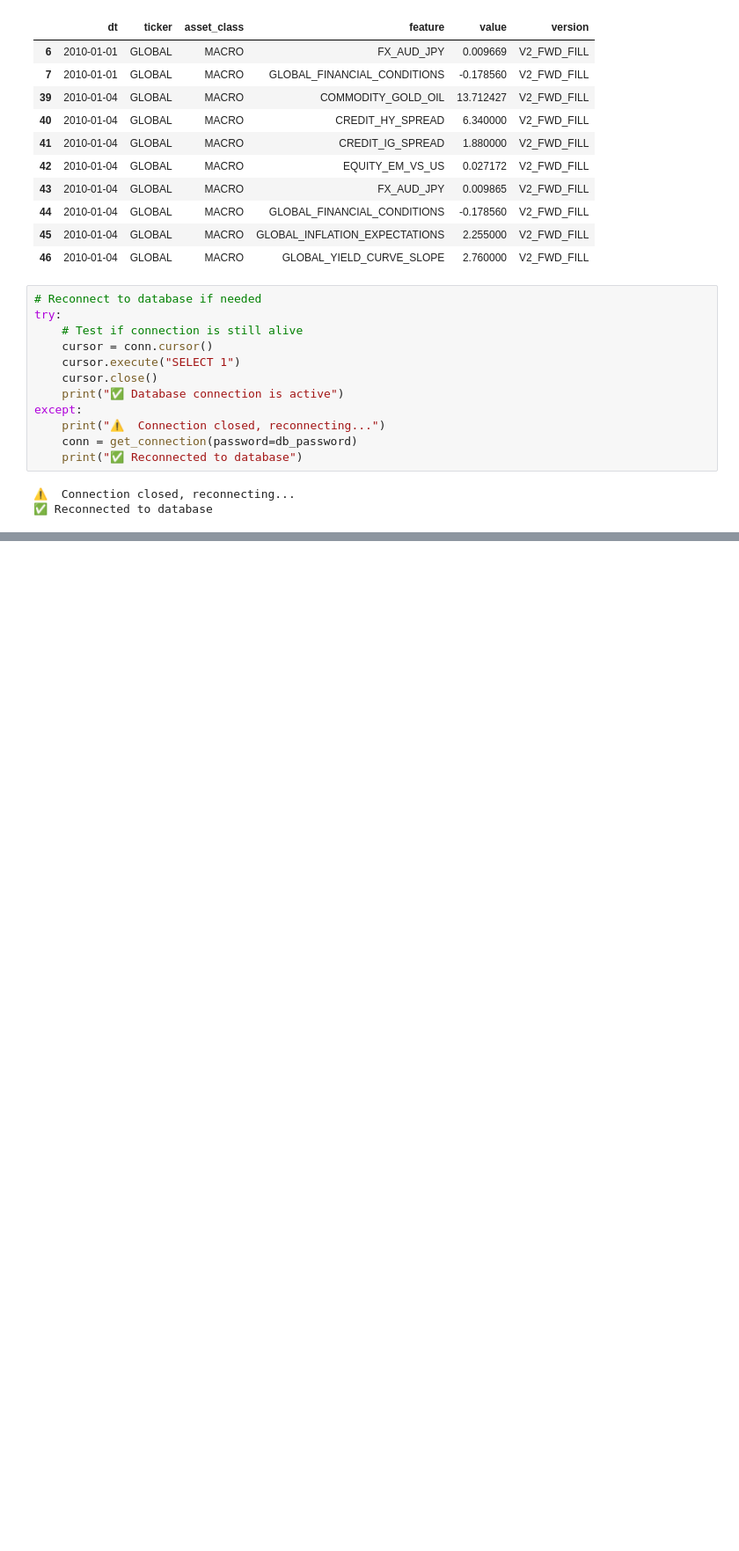
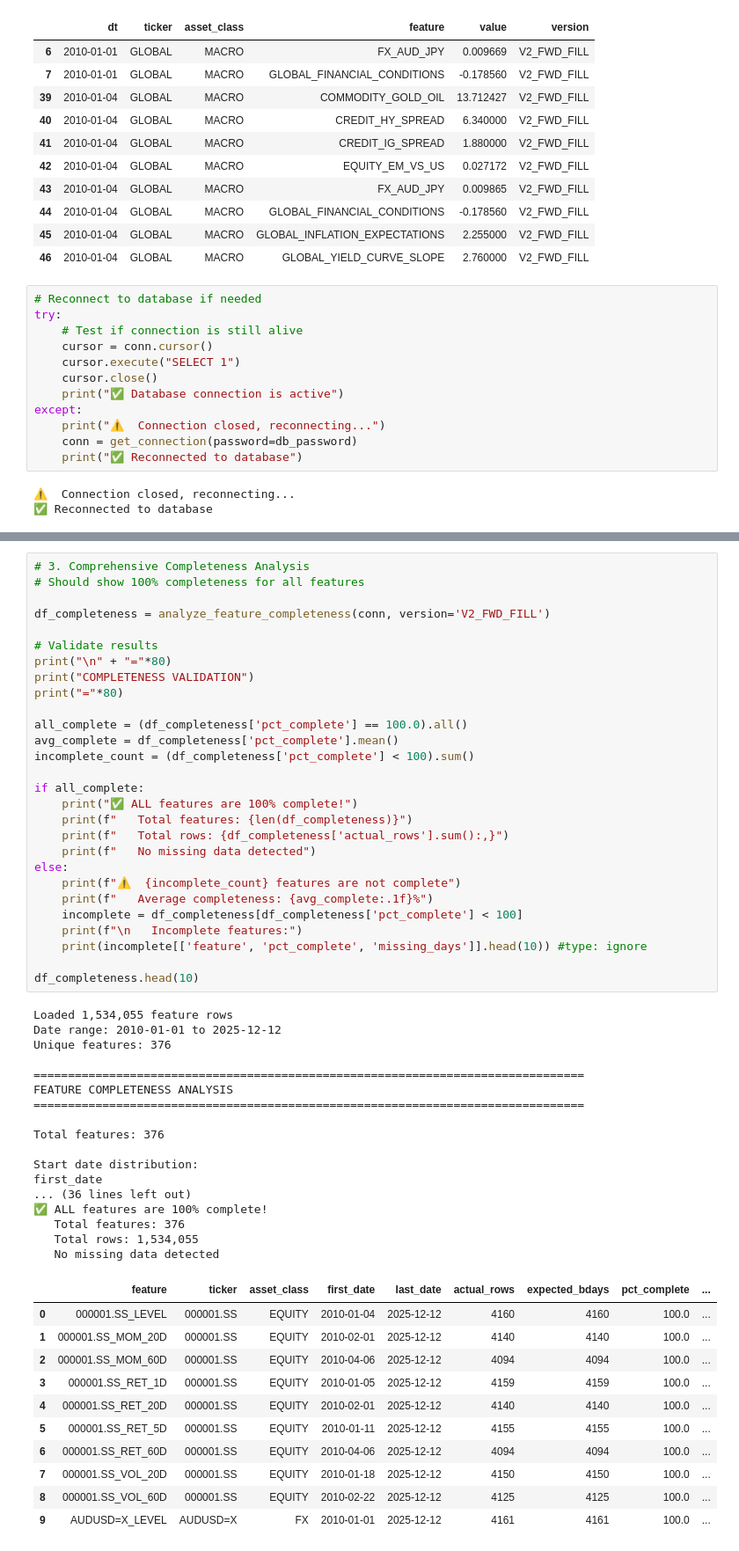
Before and after one commit to amitchell-thomson/macro-regime-engine, a Jupyter notebook: src/features/feature_engineering.ipynb, the cells around one changed output, grey strips where cells are left out. Shown at 88% size. Saved outputs shown, nothing was run; the diff lists cells and outputs as text; blank space fills up the shorter version.

```diff
--- a/src/features/feature_engineering.ipynb
+++ b/src/features/feature_engineering.ipynb
@@ -658,0 +376,57 @@ Database connection closed
+# %%
+# 3. Comprehensive Completeness Analysis
+# Should show 100% completeness for all features
+
+df_completeness = analyze_feature_completeness(conn, version='V2_FWD_FILL')
+
+# Validate results
+print("\n" + "="*80)
+print("COMPLETENESS VALIDATION")
+print("="*80)
+
+all_complete = (df_completeness['pct_complete'] == 100.0).all()
+avg_complete = df_completeness['pct_complete'].mean()
+incomplete_count = (df_completeness['pct_complete'] < 100).sum()
+
+if all_complete:
+    print("✅ ALL features are 100% complete!")
+    print(f"   Total features: {len(df_completeness)}")
+    print(f"   Total rows: {df_completeness['actual_rows'].sum():,}")
+    print(f"   No missing data detected")
+else:
+    print(f"⚠️  {incomplete_count} features are not complete")
+    print(f"   Average completeness: {avg_complete:.1f}%")
+    incomplete = df_completeness[df_completeness['pct_complete'] < 100]
+    print(f"\n   Incomplete features:")
+    print(incomplete[['feature', 'pct_complete', 'missing_days']].head(10)) #type: ignore
+
+df_completeness.head(10)
+# %% [output]
+Loaded 1,534,055 feature rows
+Date range: 2010-01-01 to 2025-12-12
+Unique features: 376
+
+================================================================================
+FEATURE COMPLETENESS ANALYSIS
+================================================================================
+
+Total features: 376
+
+Start date distribution:
+first_date
+... (36 lines left out)
+✅ ALL features are 100% complete!
+   Total features: 376
+   Total rows: 1,534,055
+   No missing data detected
+|  | feature | ticker | asset_class | first_date | last_date | actual_rows | expected_bdays | pct_complete | ... |
+| 0 | 000001.SS_LEVEL | 000001.SS | EQUITY | 2010-01-04 | 2025-12-12 | 4160 | 4160 | 100.0 | ... |
+| 1 | 000001.SS_MOM_20D | 000001.SS | EQUITY | 2010-02-01 | 2025-12-12 | 4140 | 4140 | 100.0 | ... |
+| 2 | 000001.SS_MOM_60D | 000001.SS | EQUITY | 2010-04-06 | 2025-12-12 | 4094 | 4094 | 100.0 | ... |
+| 3 | 000001.SS_RET_1D | 000001.SS | EQUITY | 2010-01-05 | 2025-12-12 | 4159 | 4159 | 100.0 | ... |
+| 4 | 000001.SS_RET_20D | 000001.SS | EQUITY | 2010-02-01 | 2025-12-12 | 4140 | 4140 | 100.0 | ... |
+| 5 | 000001.SS_RET_5D | 000001.SS | EQUITY | 2010-01-11 | 2025-12-12 | 4155 | 4155 | 100.0 | ... |
+| 6 | 000001.SS_RET_60D | 000001.SS | EQUITY | 2010-04-06 | 2025-12-12 | 4094 | 4094 | 100.0 | ... |
+| 7 | 000001.SS_VOL_20D | 000001.SS | EQUITY | 2010-01-18 | 2025-12-12 | 4150 | 4150 | 100.0 | ... |
+| 8 | 000001.SS_VOL_60D | 000001.SS | EQUITY | 2010-02-22 | 2025-12-12 | 4125 | 4125 | 100.0 | ... |
+| 9 | AUDUSD=X_LEVEL | AUDUSD=X | FX | 2010-01-01 | 2025-12-12 | 4161 | 4161 | 100.0 | ... |
```
Also changed, not shown: parts of 18 cells of this notebook, 3 other files.
